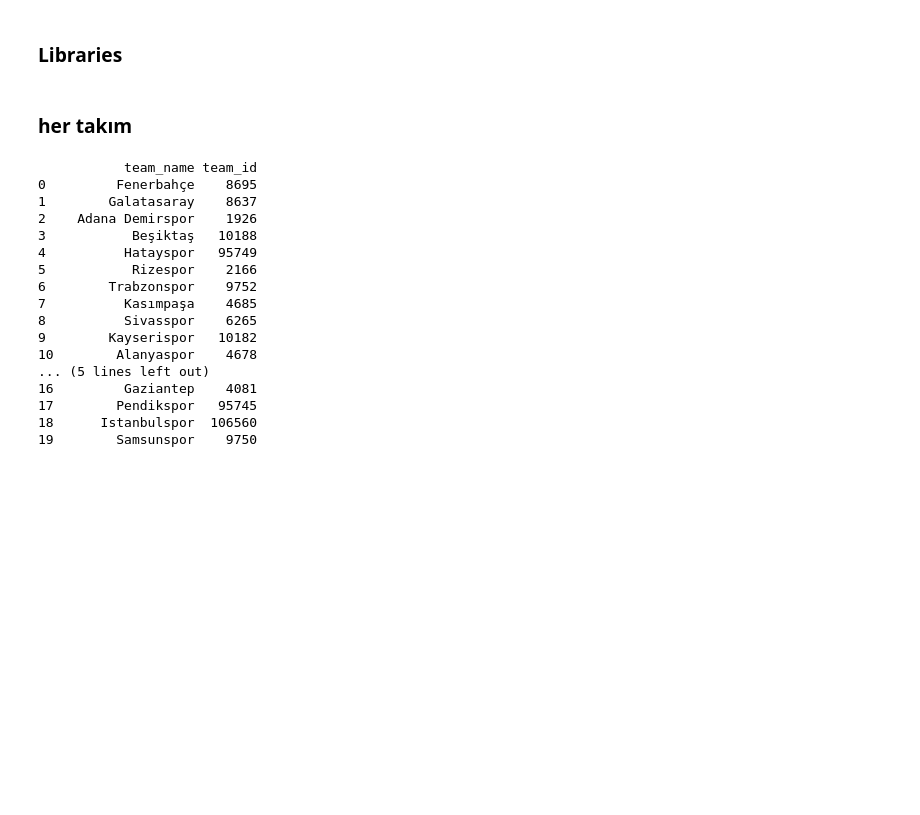
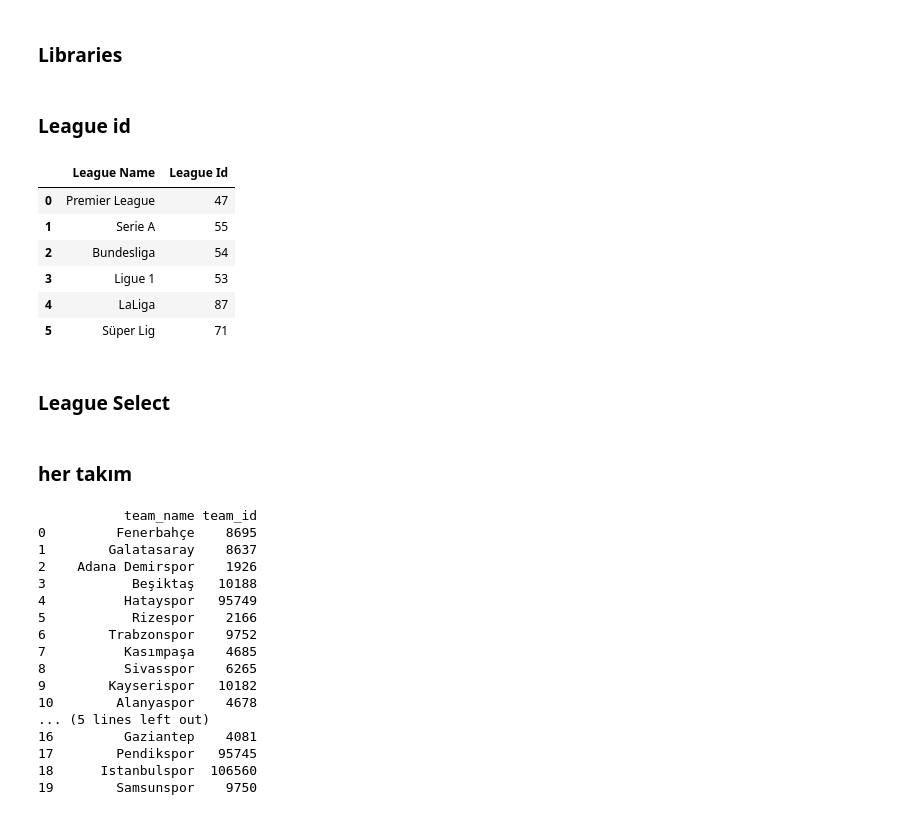
Before and after one commit to kdrercn/Football, a Jupyter notebook: shotmap.ipynb, the cells around one changed output. Drawn from its saved outputs; the diff is of its cells as text; code cells hidden in the pictures; blank space fills up the shorter version.

```diff
--- a/shotmap.ipynb
+++ b/shotmap.ipynb
@@ -3,3 +3,5 @@
 # %%
 from mobfot import MobFot
 client = MobFot()
+# %% [markdown]
+### League id
@@ -5,0 +10,15 @@ client = MobFot()
+# %%
+leagues = pd.DataFrame({"League Name": ["Premier League", "Serie A", "Bundesliga", "Ligue 1", "LaLiga", "Süper Lig"],
+                        "League Id": [47, 55, 54, 53, 87, 71]})
+# %%
+leagues
+# %% [output]
+|  | League Name | League Id |
+| 0 | Premier League | 47 |
+| 1 | Serie A | 55 |
+| 2 | Bundesliga | 54 |
+| 3 | Ligue 1 | 53 |
+| 4 | LaLiga | 87 |
+| 5 | Süper Lig | 71 |
+# %% [markdown]
+### League Select
```
Also changed, not shown: parts of 25 cells of this notebook, 1 other file.
